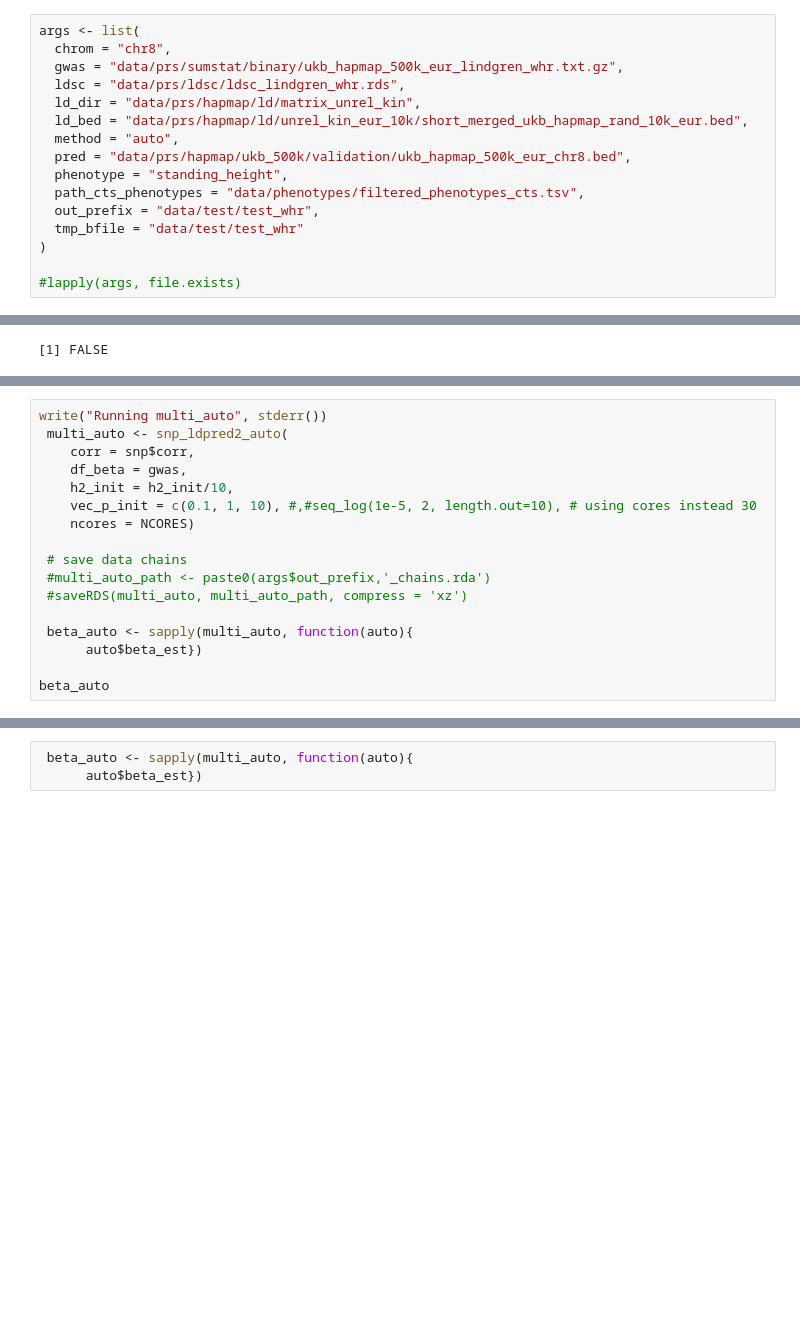
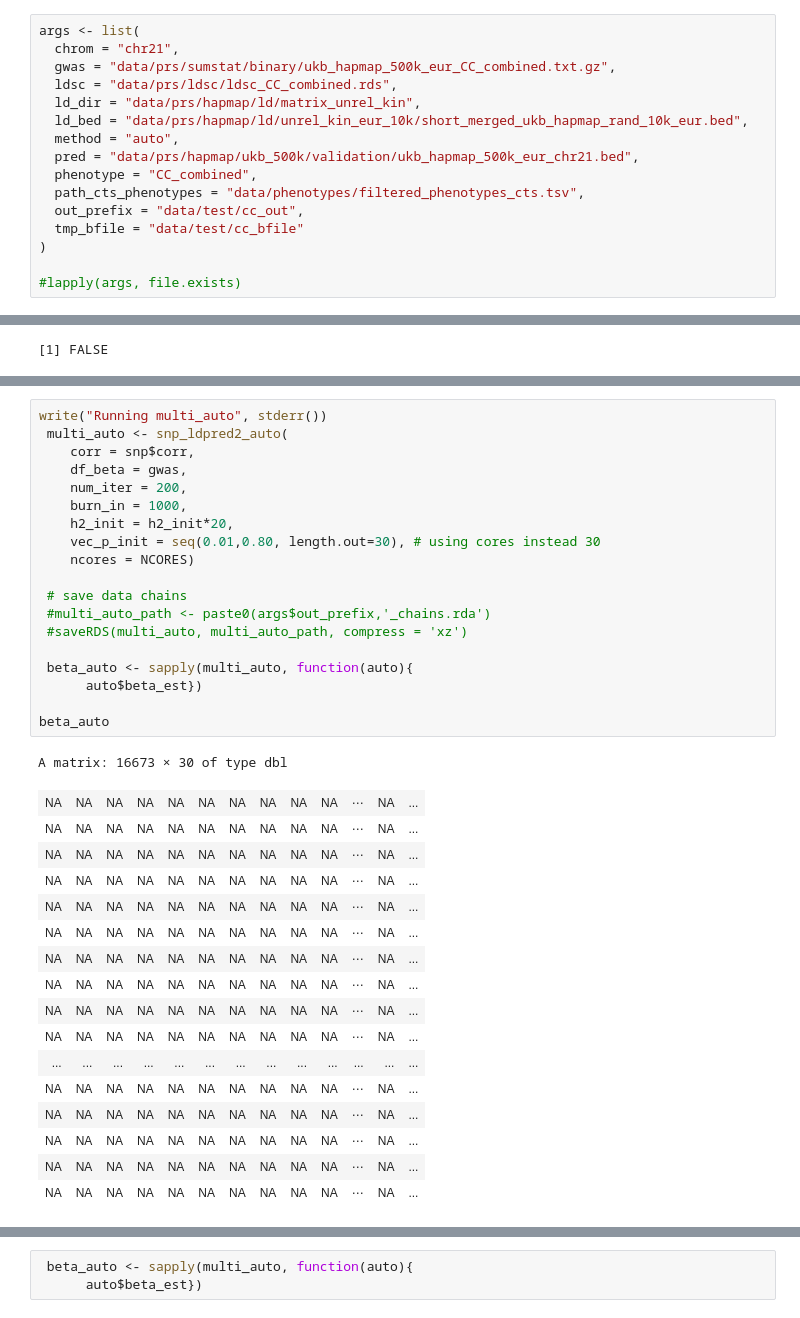
Before and after one commit to frhl/wes_ko_ukbb, a Jupyter notebook: notebooks/ld_matrix_ldpred.ipynb, the cells around one changed output, grey strips where cells are left out. Drawn from its saved outputs; the diff is of its cells as text; blank space fills up the shorter version.

```diff
--- a/notebooks/ld_matrix_ldpred.ipynb
+++ b/notebooks/ld_matrix_ldpred.ipynb
@@ -26,17 +22,17 @@ file.exists("data/prs/sumstat/binary/ukb_hapmap_500k_eur_lindgren_whr.txt.gz")
 ### Debugging ldpred
 # %%
 args <- list(
-  chrom = "chr8",
-  gwas = "data/prs/sumstat/binary/ukb_hapmap_500k_eur_lindgren_whr.txt.gz",
-  ldsc = "data/prs/ldsc/ldsc_lindgren_whr.rds",
+  chrom = "chr21",
+  gwas = "data/prs/sumstat/binary/ukb_hapmap_500k_eur_CC_combined.txt.gz",
+  ldsc = "data/prs/ldsc/ldsc_CC_combined.rds",
   ld_dir = "data/prs/hapmap/ld/matrix_unrel_kin",
   ld_bed = "data/prs/hapmap/ld/unrel_kin_eur_10k/short_merged_ukb_hapmap_rand_10k_eur.bed",
   method = "auto",
-  pred = "data/prs/hapmap/ukb_500k/validation/ukb_hapmap_500k_eur_chr8.bed",
-  phenotype = "standing_height",
+  pred = "data/prs/hapmap/ukb_500k/validation/ukb_hapmap_500k_eur_chr21.bed",
+  phenotype = "CC_combined",
   path_cts_phenotypes = "data/phenotypes/filtered_phenotypes_cts.tsv",
-  out_prefix = "data/test/test_whr",
-  tmp_bfile = "data/test/test_whr"
+  out_prefix = "data/test/cc_out",
+  tmp_bfile = "data/test/cc_bfile"
 )
 
 #lapply(args, file.exists)
@@ -131,17 +138,37 @@ any(is.na(sds))
 # %%
 write("Running multi_auto", stderr())
  multi_auto <- snp_ldpred2_auto(
     corr = snp$corr,
     df_beta = gwas,
-    h2_init = h2_init/10,
-    vec_p_init = c(0.1, 1, 10), #,#seq_log(1e-5, 2, length.out=10), # using cores instead 30
+    num_iter = 200,
+    burn_in = 1000,
+    h2_init = h2_init*20,
+    vec_p_init = seq(0.01,0.80, length.out=30), # using cores instead 30
     ncores = NCORES)
 
  # save data chains
  #multi_auto_path <- paste0(args$out_prefix,'_chains.rda')
  #saveRDS(multi_auto, multi_auto_path, compress = 'xz')
 
  beta_auto <- sapply(multi_auto, function(auto){
       auto$beta_est})
 
 beta_auto
+# %% [output]
+A matrix: 16673 × 30 of type dbl
+| NA | NA | NA | NA | NA | NA | NA | NA | NA | NA | ⋯ | NA | ... |
+| NA | NA | NA | NA | NA | NA | NA | NA | NA | NA | ⋯ | NA | ... |
+| NA | NA | NA | NA | NA | NA | NA | NA | NA | NA | ⋯ | NA | ... |
+| NA | NA | NA | NA | NA | NA | NA | NA | NA | NA | ⋯ | NA | ... |
+| NA | NA | NA | NA | NA | NA | NA | NA | NA | NA | ⋯ | NA | ... |
+| NA | NA | NA | NA | NA | NA | NA | NA | NA | NA | ⋯ | NA | ... |
+| NA | NA | NA | NA | NA | NA | NA | NA | NA | NA | ⋯ | NA | ... |
+| NA | NA | NA | NA | NA | NA | NA | NA | NA | NA | ⋯ | NA | ... |
+| NA | NA | NA | NA | NA | NA | NA | NA | NA | NA | ⋯ | NA | ... |
+| NA | NA | NA | NA | NA | NA | NA | NA | NA | NA | ⋯ | NA | ... |
+| ... | ... | ... | ... | ... | ... | ... | ... | ... | ... | ... | ... | ... |
+| NA | NA | NA | NA | NA | NA | NA | NA | NA | NA | ⋯ | NA | ... |
+| NA | NA | NA | NA | NA | NA | NA | NA | NA | NA | ⋯ | NA | ... |
+| NA | NA | NA | NA | NA | NA | NA | NA | NA | NA | ⋯ | NA | ... |
+| NA | NA | NA | NA | NA | NA | NA | NA | NA | NA | ⋯ | NA | ... |
+| NA | NA | NA | NA | NA | NA | NA | NA | NA | NA | ⋯ | NA | ... |
```
Also changed, not shown: parts of 13 cells of this notebook, 4 other files.
